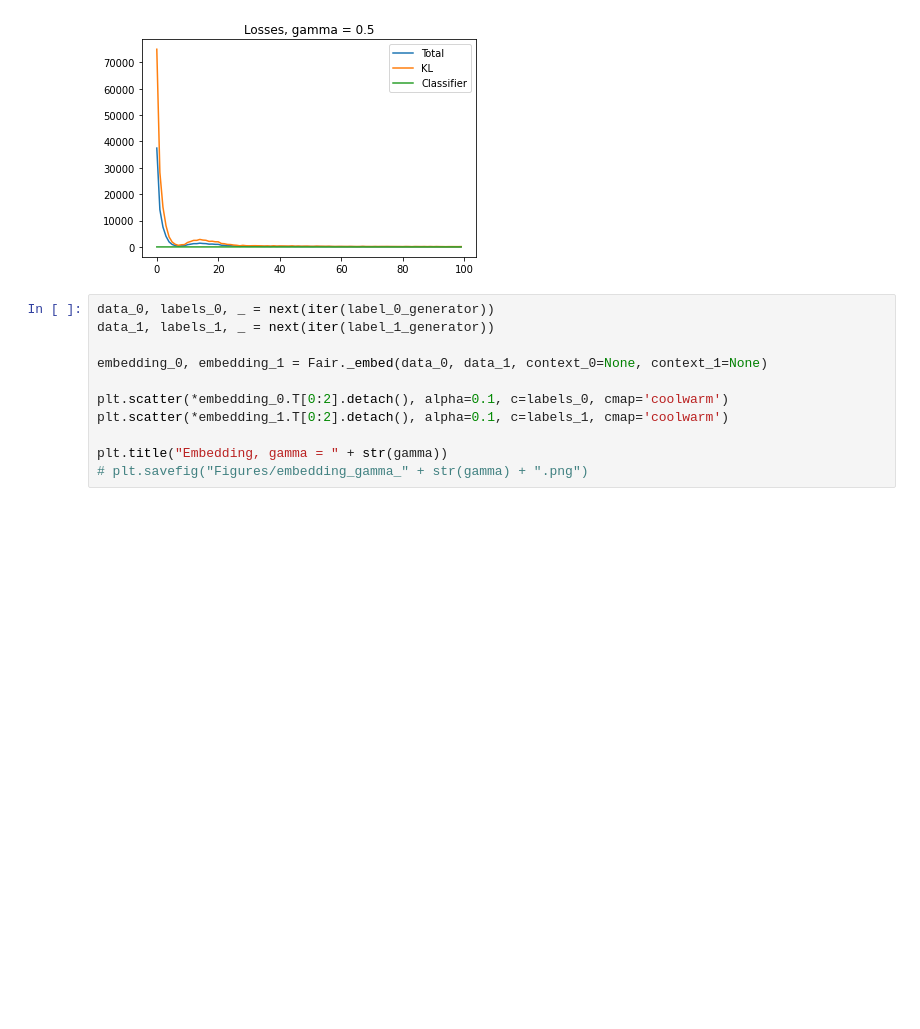
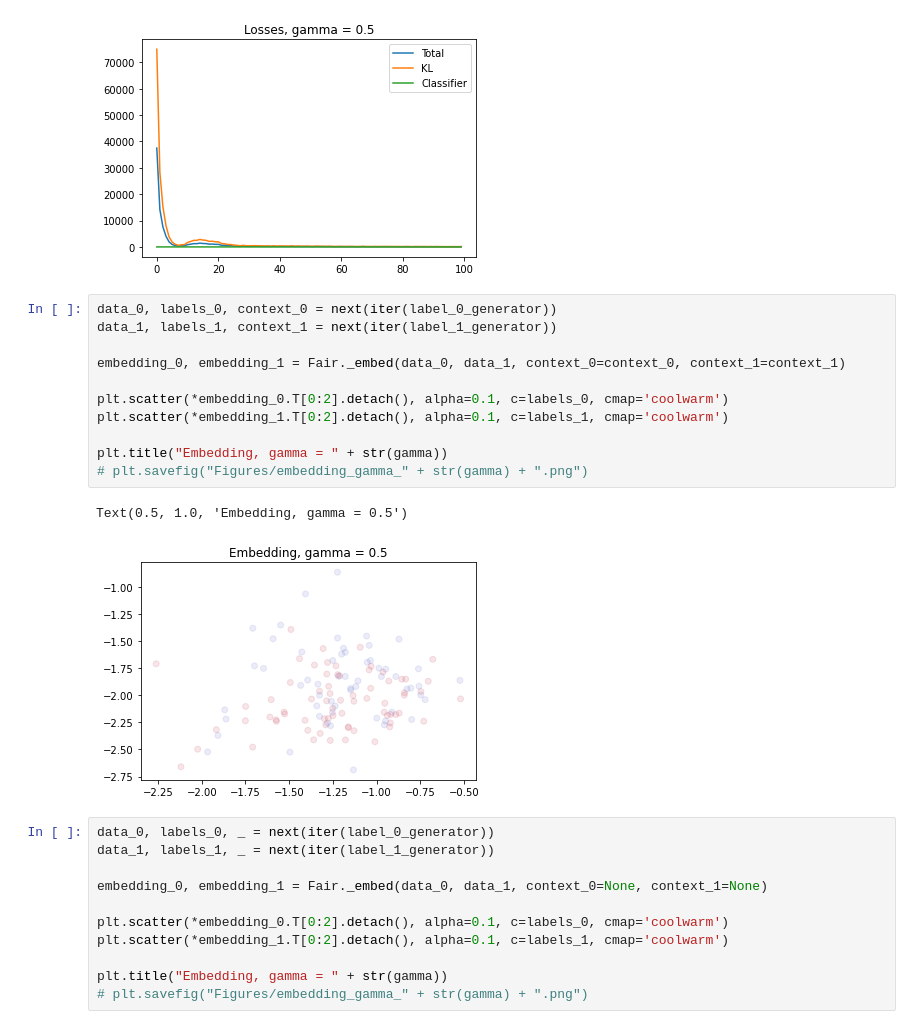
Before and after one commit to jtamanas/FNF4HEP, a Jupyter notebook: CrimeExample.ipynb, the cells around one changed output. Drawn from its saved outputs; the diff is of its cells as text; blank space fills up the shorter version.

```diff
--- a/CrimeExample.ipynb
+++ b/CrimeExample.ipynb
@@ -224,6 +230,20 @@ plt.title("Losses, gamma = " + str(gamma))
 plt.show()
 # %% [output]
 [figure]
+# %%
+data_0, labels_0, context_0 = next(iter(label_0_generator))
+data_1, labels_1, context_1 = next(iter(label_1_generator))
+
+embedding_0, embedding_1 = Fair._embed(data_0, data_1, context_0=context_0, context_1=context_1)
+
+plt.scatter(*embedding_0.T[0:2].detach(), alpha=0.1, c=labels_0, cmap='coolwarm')
+plt.scatter(*embedding_1.T[0:2].detach(), alpha=0.1, c=labels_1, cmap='coolwarm')
+
+plt.title("Embedding, gamma = " + str(gamma))
+# plt.savefig("Figures/embedding_gamma_" + str(gamma) + ".png")
+# %% [output]
+Text(0.5, 1.0, 'Embedding, gamma = 0.5')
+[figure, added]
 # %%
 data_0, labels_0, _ = next(iter(label_0_generator))
 data_1, labels_1, _ = next(iter(label_1_generator))
```
Also changed, not shown: parts of 9 cells of this notebook, 1 other file.
